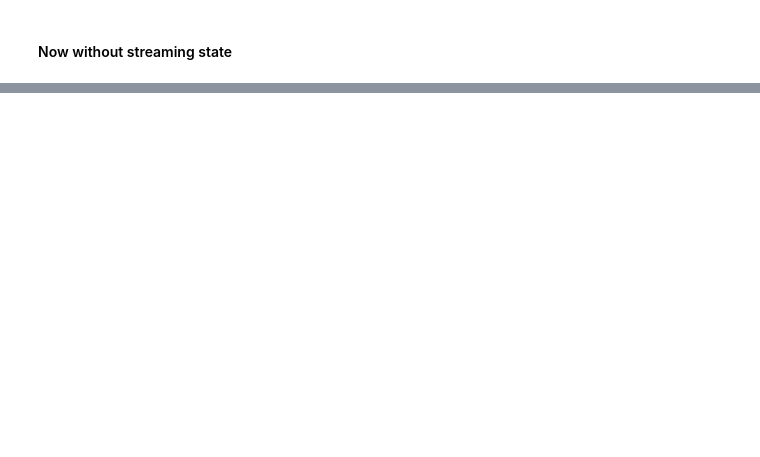
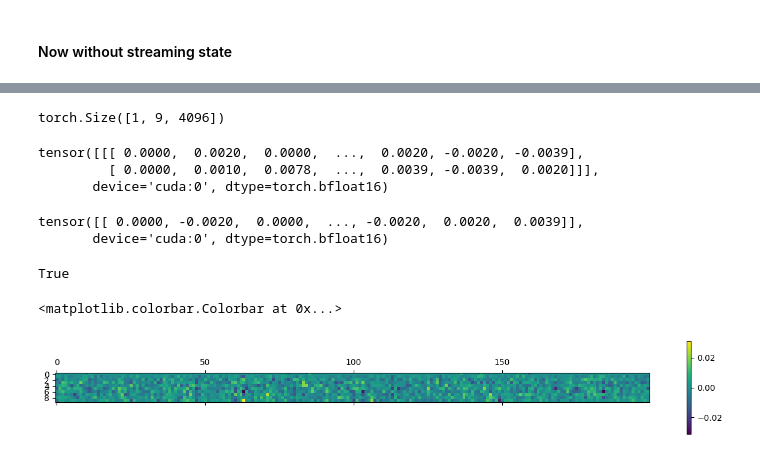
Before and after one commit to flwenzel/moshi, a Jupyter notebook: moshi/notebooks/test_moshi.ipynb, the cells around one changed output, grey strips where cells are left out. Drawn from its saved outputs; the diff is of its cells as text; code cells hidden in the pictures; blank space fills up the shorter version.

Commit message:
all sequence forward not working yet

```diff
--- a/moshi/notebooks/test_moshi.ipynb
+++ b/moshi/notebooks/test_moshi.ipynb
@@ -225,6 +228,7 @@ out_text_chunks = []
 tokens_out_all = []
 input_sequence_all = []
 transformer_out_all = []
+transformer_input_all = []
 text_logits_all = []
 text_token_all = []
 audio_logits_all = []
@@ -236,7 +240,7 @@ with torch.no_grad(), lm_gen.streaming(1), mimi.streaming(1):
         # tokens_out = lm_gen.step(code.cuda())
         #tokens_out, input_sequence, transformer_out, text_logits, text_token, audio_logits, audio_tokens = lm_gen.step(torch.zeros(1, 8, 1, dtype=torch.int32).cuda())
         tokens_out = lm_gen.step(torch.zeros(1, 8, 1, dtype=torch.int32).cuda())
-        tokens_out, input_sequence, transformer_out, text_logits, text_token, audio_logits, audio_tokens = tokens_out
+        tokens_out, input_sequence, transformer_out, transformer_input, text_logits, text_token, audio_logits, audio_tokens = tokens_out
 
         # tokens_out, input_sequence, transformer_out, text_logits, text_token, audio_logits, audio_tokens = out
         # tokens_out is [B, 1 + 8, 1], with tokens_out[:, 0] representing the text token.
@@ -249,6 +253,7 @@ with torch.no_grad(), lm_gen.streaming(1), mimi.streaming(1):
 
         input_sequence_all.append(input_sequence.clone())
         transformer_out_all.append(transformer_out.clone())
+        transformer_input_all.append(transformer_input.clone())
         text_logits_all.append(text_logits.clone())
         text_token_all.append(text_token.clone())
         audio_logits_all.append(audio_logits.clone())
@@ -260,6 +265,7 @@ with torch.no_grad(), lm_gen.streaming(1), mimi.streaming(1):
 tokens_out_all = torch.cat(tokens_out_all, dim=-1) # [B, Ka + 1, S]
 # This goes into the temporal transformer
 input_sequence_all = torch.cat(input_sequence_all, dim=-1) # [B, K, S]
+transformer_input_all = torch.cat(transformer_input_all, dim=1) # [B, S, dim]  -- input after projection layers
 # This is the output of the temporal transforme
 transformer_out_all = torch.cat(transformer_out_all, dim=1) # [B, S, dim]
 text_logits_all = torch.cat(text_logits_all, dim=1) # [B, S, 1, V]
@@ -429,14 +358,0 @@ print(lm_no_stream.lm_model.dep_q)
-# %%
-out_wav_chunks = []
-out_text_chunks = []
-# Now we will stream over both Moshi I/O, and decode on the fly with Mimi.
-with torch.no_grad(), lm_gen.streaming(1), mimi.streaming(1):
-    for idx, code in enumerate(all_codes):
-        tokens_out = lm_gen.step(code.cuda())
-        # tokens_out is [B, 1 + 8, 1], with tokens_out[:, 1] representing the text token.
-        if tokens_out is not None:
-            wav_chunk = mimi.decode(tokens_out[:, 1:])
-            out_wav_chunks.append(wav_chunk)
-            out_text_chunks.append(tokens_out[:, 0])
-        print(idx, end='\r')
-out_wav = torch.cat(out_wav_chunks, dim=-1)
@@ -448,0 +359,33 @@ display_audio(out_wav.cpu().numpy().reshape(-1,), rate=mimi.sample_rate)
+# %%
+transformer_out_all_3.shape
+# %% [output]
+torch.Size([1, 9, 4096])
+# %%
+s = 2
+with torch.no_grad():
+    transformer_out_all_4 = lm_gen.lm_model.transformer(transformer_input_all[:,:s,:])
+    if lm_gen.lm_model.out_norm:
+        transformer_out_all_4 = lm_gen.lm_model.out_norm(transformer_out_all_4)
+print(transformer_out_all[:,:s,:] - transformer_out_all_4)
+# %% [output]
+tensor([[[ 0.0000,  0.0020,  0.0000,  ...,  0.0020, -0.0020, -0.0039],
+         [ 0.0000,  0.0010,  0.0078,  ...,  0.0039, -0.0039,  0.0020]]],
+       device='cuda:0', dtype=torch.bfloat16)
+# %%
+with torch.no_grad():
+    diff = lm_gen.lm_model.transformer(transformer_input_all[:,:2,:])[:,0,:] - lm_gen.lm_model.transformer(transformer_input_all[:,:1,:])[:,0,:]
+print(diff)
+# %% [output]
+tensor([[ 0.0000, -0.0020,  0.0000,  ..., -0.0020,  0.0020,  0.0039]],
+       device='cuda:0', dtype=torch.bfloat16)
+# %%
+lm_gen.lm_model.transformer.layers[0].self_attn.causal
+# %% [output]
+True
+# %%
+import matplotlib.pyplot as plt
+plt.matshow((transformer_out_all[:,:s,:] - transformer_out_all_4)[0,:,:200].to(torch.float32).cpu().numpy())
+plt.colorbar()
+# %% [output]
+<matplotlib.colorbar.Colorbar at 0x...>
+[figure, added]
```
Also changed, not shown: parts of 20 cells of this notebook, 2 other files.
